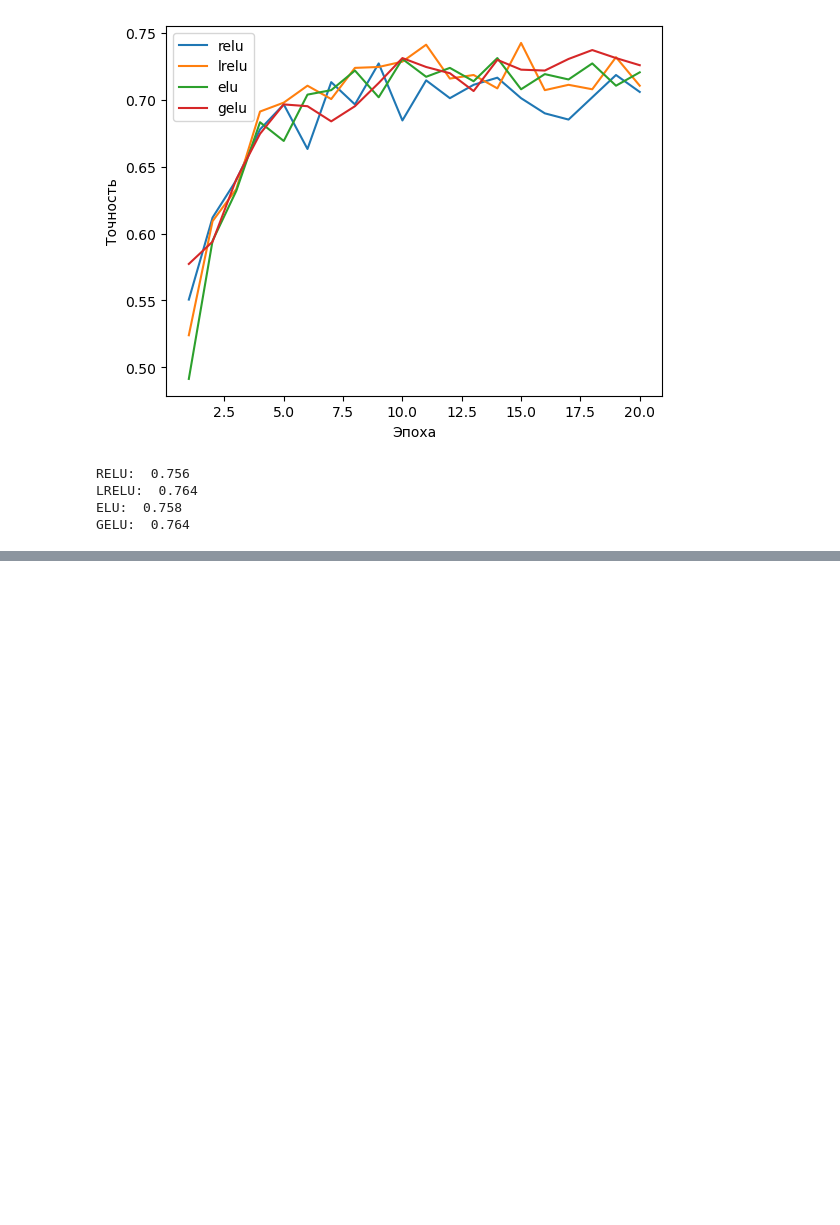
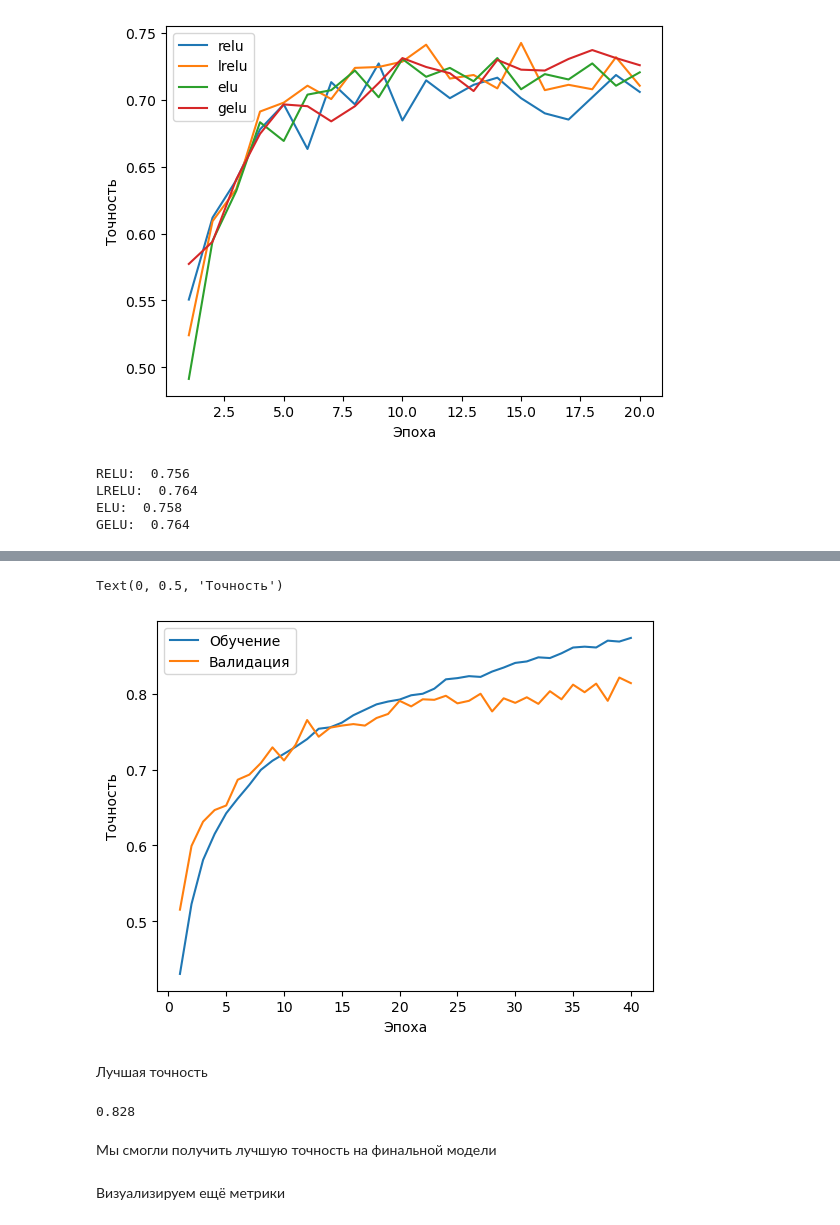
Before and after one commit to EHAT32/cv-masters-2025-fall, a Jupyter notebook: hw2.ipynb, the cells around one changed output, grey strips where cells are left out. Drawn from its saved outputs; the diff is of its cells as text; code cells hidden in the pictures; blank space fills up the shorter version.

```diff
--- a/hw2.ipynb
+++ b/hw2.ipynb
@@ -1092,0 +1143,17 @@ GELU:  0.764
+# %%
+plt.plot(np.arange(1, 41, dtype=np.uint16), resultsFinal['mean_train_accs'], label='Обучение')
+plt.plot(np.arange(1, 41, dtype=np.uint16), resultsFinal['mean_val_accs'], label='Валидация')
+plt.legend()
+plt.xlabel('Эпоха')
+plt.ylabel('Точность')
+# %% [output]
+Text(0, 0.5, 'Точность')
+[figure, added]
+# %% [markdown]
+Лучшая точность
+# %%
+print(resultsFinal['best_val_acc'])
+# %% [output]
+0.828
+# %% [markdown]
+Мы смогли получить лучшую точность на финальной модели
@@ -1092,0 +1162,2 @@ GELU:  0.764
+# %% [markdown]
+Визуализируем ещё метрики
```
Also changed, not shown: parts of 13 cells of this notebook.
